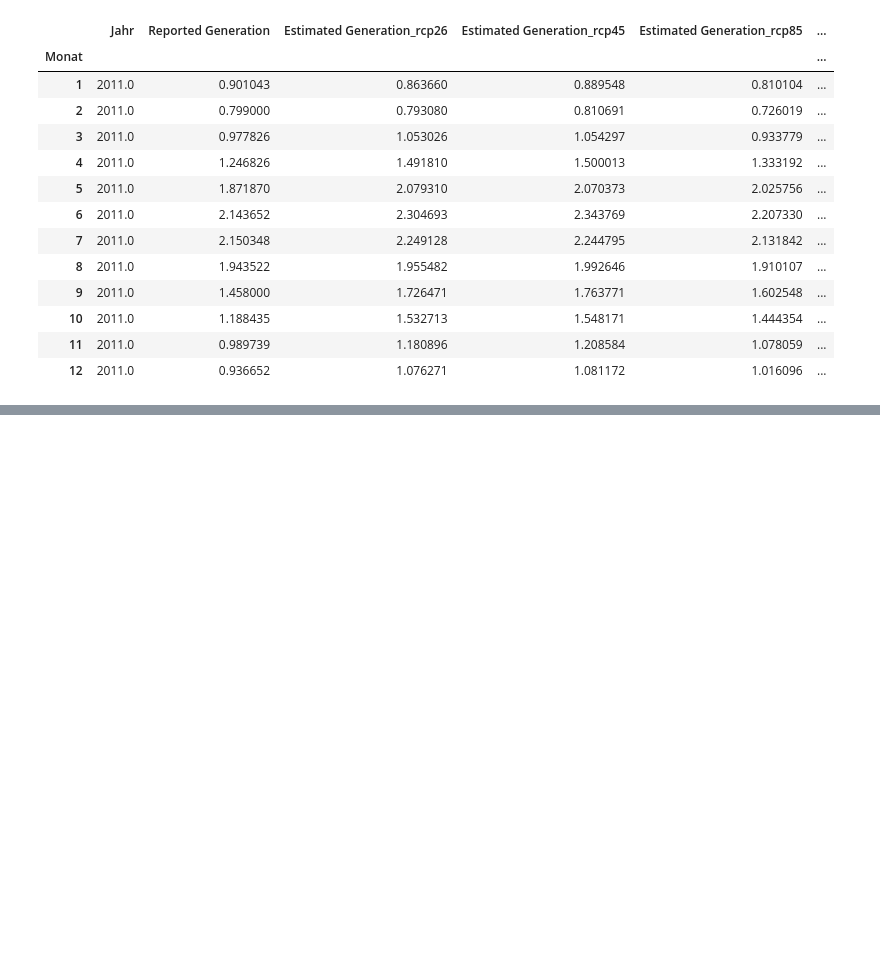
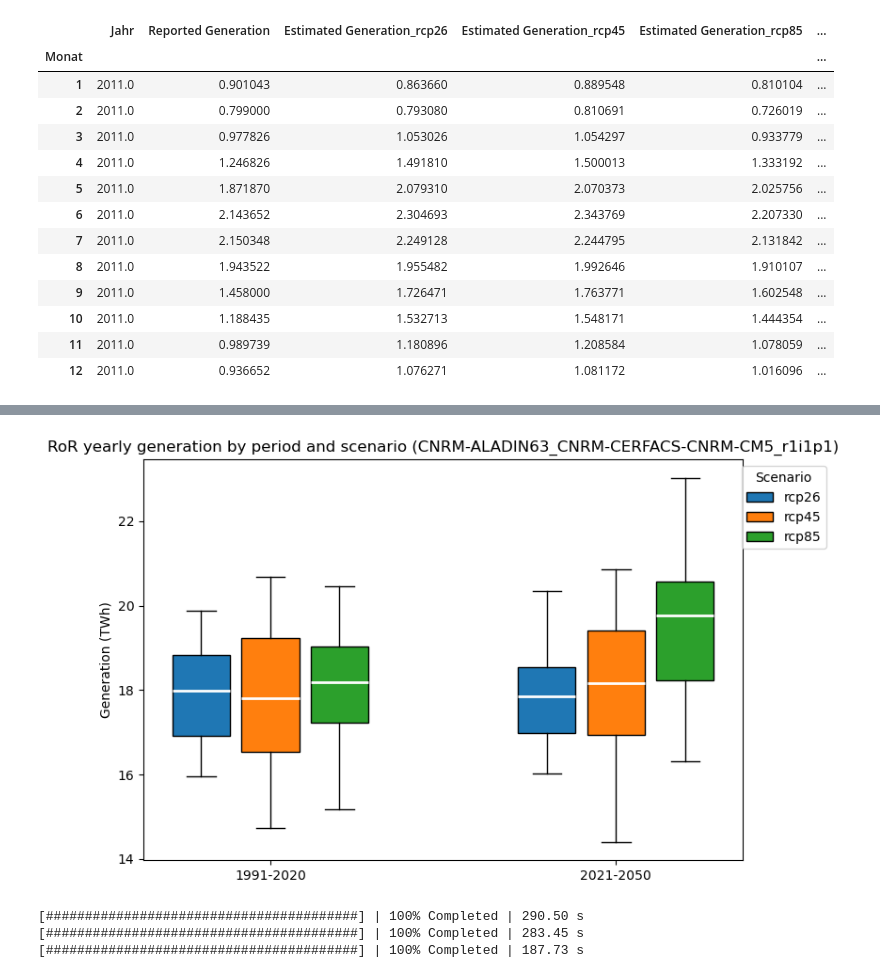
Before and after one commit to yasserhaddad/Clim2RoR-CH, a Jupyter notebook: notebooks/projections/hydropower_analysis.ipynb, the cells around one changed output, grey strips where cells are left out. Drawn from its saved outputs; the diff is of its cells as text; code cells hidden in the pictures; blank space fills up the shorter version.

```diff
--- a/notebooks/projections/hydropower_analysis.ipynb
+++ b/notebooks/projections/hydropower_analysis.ipynb
@@ -347,0 +401,70 @@ df_monthly_means
+# %%
+from matplotlib.patches import Patch
+import numpy as np
+
+# prepare data per period and scenario
+scenario_order = ["rcp26", "rcp45", "rcp85"]
+scenario_to_df = {"rcp26": df26_corrected, "rcp45": df45_corrected, "rcp85": df85_corrected}
+scenario_colors = {"rcp26": "C0", "rcp45": "C1", "rcp85": "C2"}
+
+group_bases = np.array([0.0, 3.0])  # center positions for the two periods
+offsets = np.array([-0.6, 0.0, 0.6])  # offsets for the three scenarios within a group
+positions = []
+data_list = []
+period_labels = []
+
+for i, (pname, (y0, y1)) in enumerate(periods.items()):
+    base = group_bases[i]
+    for off, scen in zip(offsets, scenario_order):
+        pos = base + off
+        positions.append(pos)
+        df = scenario_to_df[scen]
+        vals = df[(df.year >= y0) & (df.year <= y1)]["gen_yearly"].to_numpy()
+        data_list.append(vals)
+    period_labels.append(pname)
+
+# plotting
+fig, ax = plt.subplots(figsize=(8, 5))
+box = ax.boxplot(data_list, positions=positions, widths=0.5, patch_artist=True, showfliers=False)
+
+# color boxes by scenario
+for i, patch in enumerate(box["boxes"]):
+    scen = scenario_order[i % 3]
+    color = scenario_colors[scen]
+    patch.set_facecolor(color)
+    patch.set_edgecolor("k")
+    # whiskers/caps/medians
+    box["whiskers"][2 * i].set_color("k")
+    box["whiskers"][2 * i + 1].set_color("k")
+    box["caps"][2 * i].set_color("k")
+    box["caps"][2 * i + 1].set_color("k")
+    box["medians"][i].set_color("white")
+    box["medians"][i].set_linewidth(2)
+
+# xticks centered per group
+group_centers = [np.mean(positions[i * 3 : i * 3 + 3]) for i in range(len(group_bases))]
+ax.set_xticks(group_centers)
+ax.set_xticklabels(period_labels)
+ax.set_ylabel("Generation (TWh)")
+ax.set_title(f"RoR yearly generation by period and scenario ({climate_model_chain})")
+
+# legend
+legend_handles = [Patch(facecolor=scenario_colors[s], edgecolor="k", label=s) for s in scenario_order]
+ax.legend(handles=legend_handles, title="Scenario", loc="upper right", bbox_to_anchor=(1.15, 1))
+
+plt.tight_layout()
+plt.show()
+# %% [output]
+[figure, added]
+# %%
+output_dir = Path("/net/exo/landclim_nobackup/FTP/yhaddad/")
+for scen in ds_gen_dict.keys():
+    print(f"Saving corrected dataset for scenario: {scen}")
+    output_path = output_dir / "hydropower_ch" / f"ds_hydropower_ror_{processing.climate_model_chain}_{scen}.nc"
+    if not output_path.exists():
+        with ProgressBar(dt=1):
+            (ds_gen_dict[scen] * bias_correction_factors[scen]).sel(time=slice("2018", "2052")).to_netcdf(output_path, mode="w")
+# %% [output]
+[########################################] | 100% Completed | 290.50 s
+[########################################] | 100% Completed | 283.45 s
+[########################################] | 100% Completed | 187.73 s
```
Also changed, not shown: parts of 16 cells of this notebook, 2 other files.
